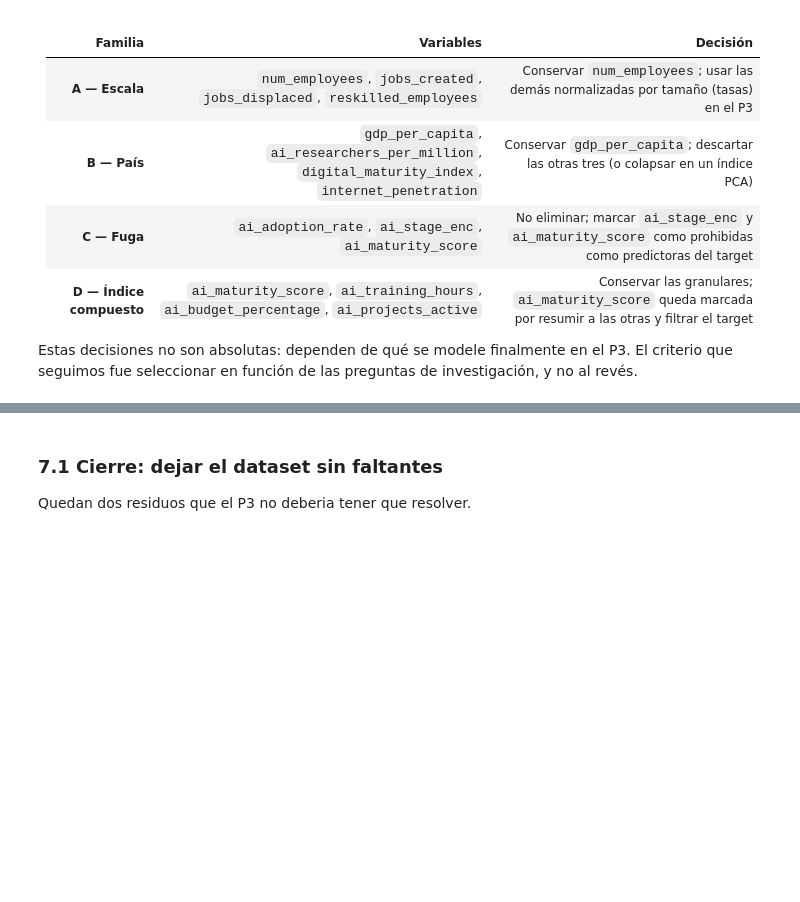
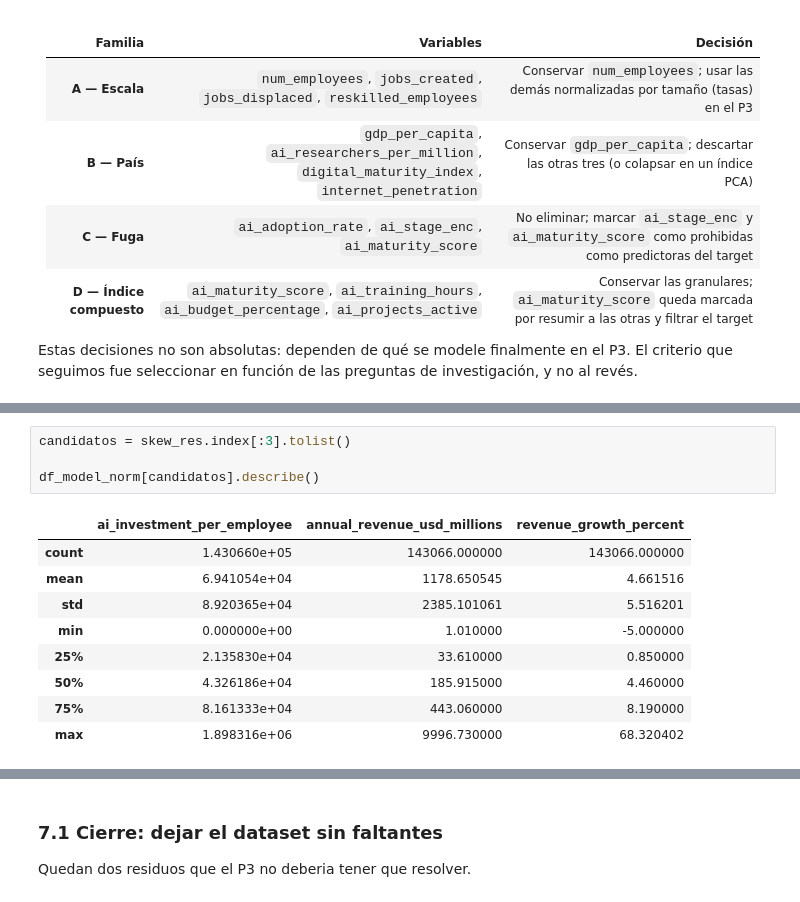
Before and after one commit to Ericsig/DiploDatos, a Jupyter notebook: notebook/curacion.ipynb, the cells around one changed output, grey strips where cells are left out. Saved outputs shown, nothing was run; the diff lists cells and outputs as text; blank space fills up the shorter version.

```diff
--- a/notebook/curacion.ipynb
+++ b/notebook/curacion.ipynb
@@ -1117,0 +1186,14 @@ investigación, y no al revés.
+# %%
+candidatos = skew_res.index[:3].tolist()
+
+df_model_norm[candidatos].describe()
+# %% [output]
+|  | ai_investment_per_employee | annual_revenue_usd_millions | revenue_growth_percent |
+| count | 1.430660e+05 | 143066.000000 | 143066.000000 |
+| mean | 6.941054e+04 | 1178.650545 | 4.661516 |
+| std | 8.920365e+04 | 2385.101061 | 5.516201 |
+| min | 0.000000e+00 | 1.010000 | -5.000000 |
+| 25% | 2.135830e+04 | 33.610000 | 0.850000 |
+| 50% | 4.326186e+04 | 185.915000 | 4.460000 |
+| 75% | 8.161333e+04 | 443.060000 | 8.190000 |
+| max | 1.898316e+06 | 9996.730000 | 68.320402 |
```
Also changed, not shown: parts of 4 cells of this notebook.
